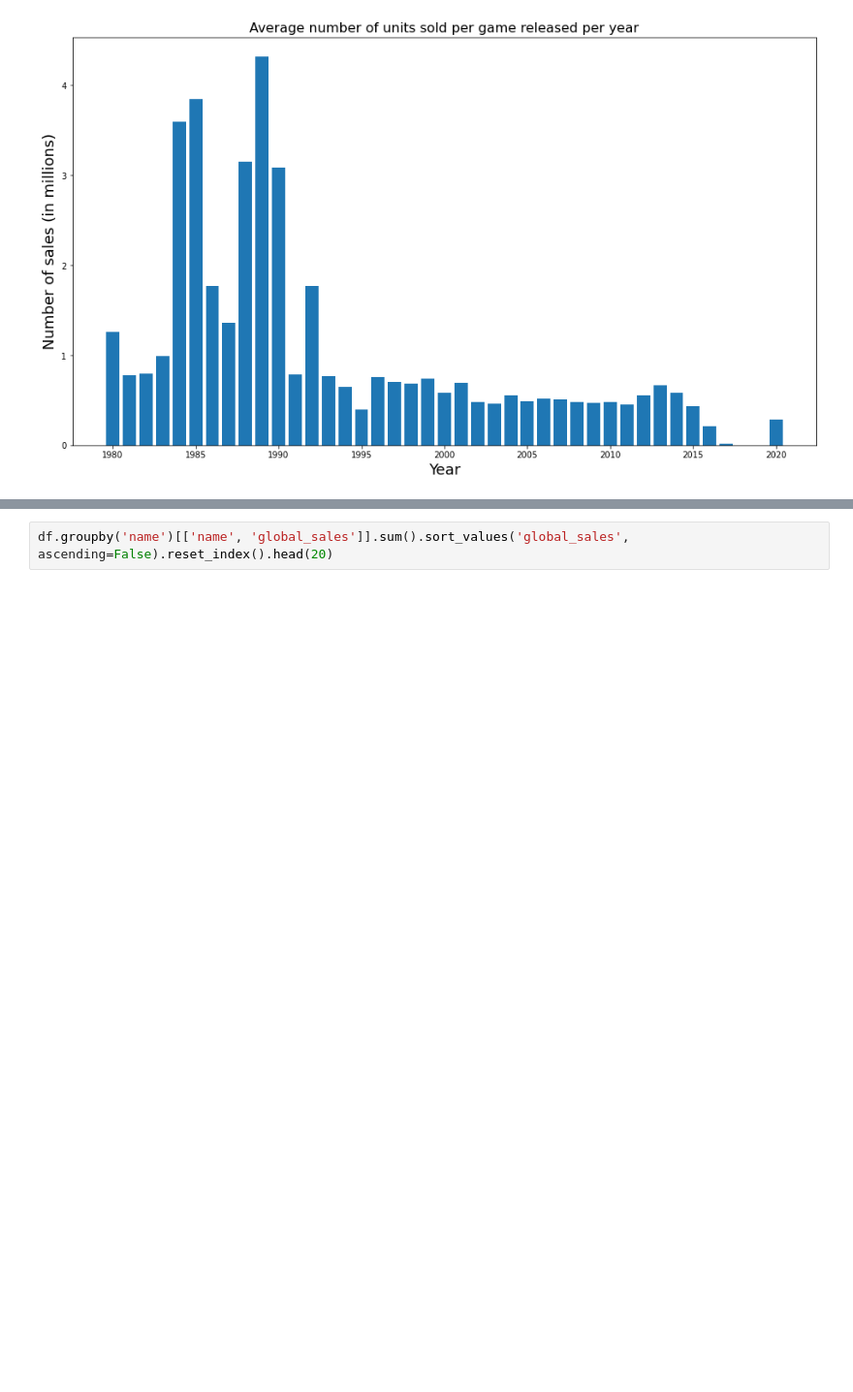
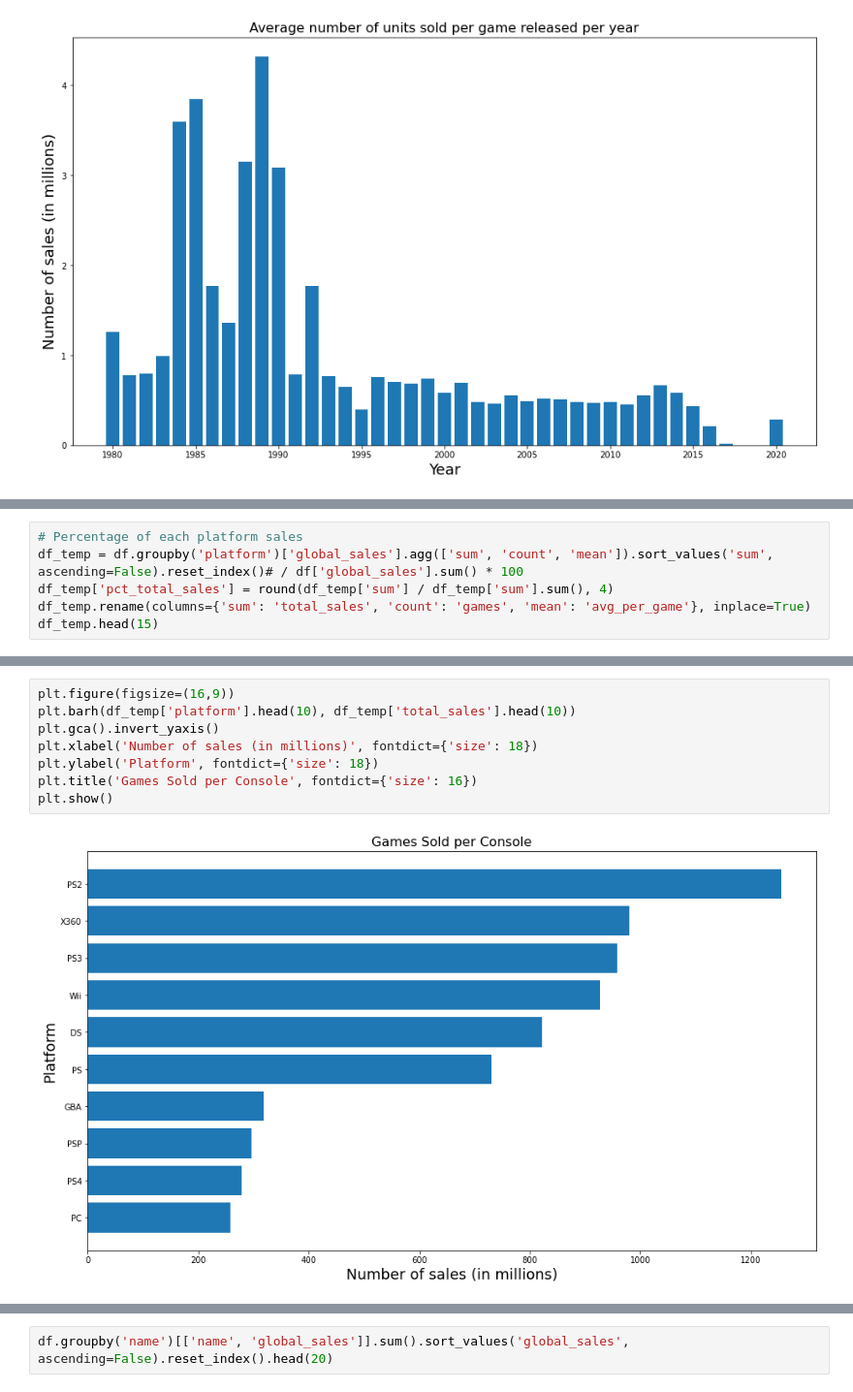
Before and after one commit to 3kleo/Video-Game-Sales-Analysis, a Jupyter notebook: notebook.ipynb, the cells around one changed output, grey strips where cells are left out. Shown: that part at 97% size. Cells and saved outputs as stored; diff of their text form; blank space fills up the shorter version.

```diff
--- a/notebook.ipynb
+++ b/notebook.ipynb
@@ -194,0 +167,6 @@ df[df['year'] == 1985]
+# %%
+# Percentage of each platform sales
+df_temp = df.groupby('platform')['global_sales'].agg(['sum', 'count', 'mean']).sort_values('sum', ascending=False).reset_index()# / df['global_sales'].sum() * 100
+df_temp['pct_total_sales'] = round(df_temp['sum'] / df_temp['sum'].sum(), 4)
+df_temp.rename(columns={'sum': 'total_sales', 'count': 'games', 'mean': 'avg_per_game'}, inplace=True)
+df_temp.head(15)
@@ -194,0 +190,10 @@ df[df['year'] == 1985]
+# %%
+plt.figure(figsize=(16,9))
+plt.barh(df_temp['platform'].head(10), df_temp['total_sales'].head(10))
+plt.gca().invert_yaxis()
+plt.xlabel('Number of sales (in millions)', fontdict={'size': 18})
+plt.ylabel('Platform', fontdict={'size': 18})
+plt.title('Games Sold per Console', fontdict={'size': 16})
+plt.show()
+# %% [output]
+[figure, added]
```
Also changed, not shown: parts of 14 cells of this notebook.
